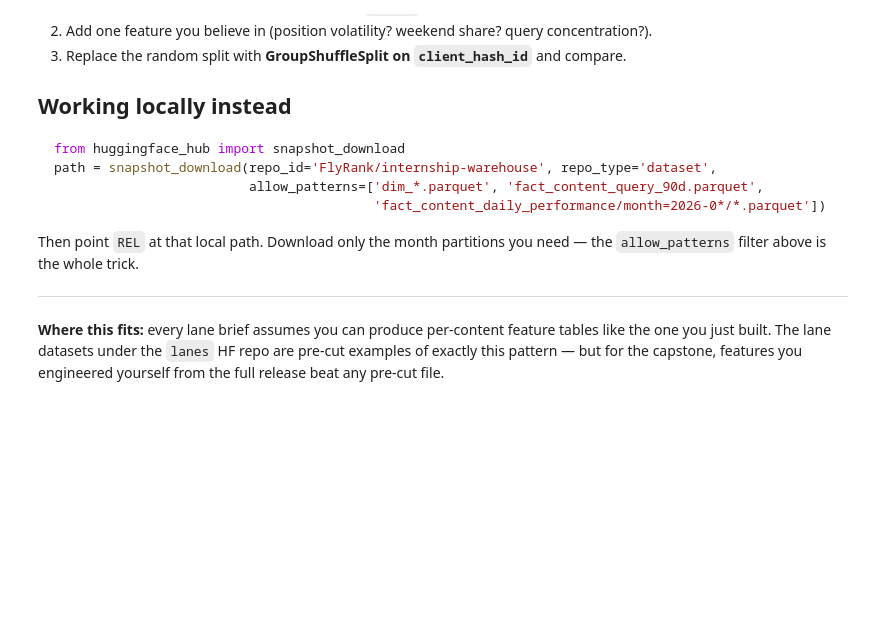
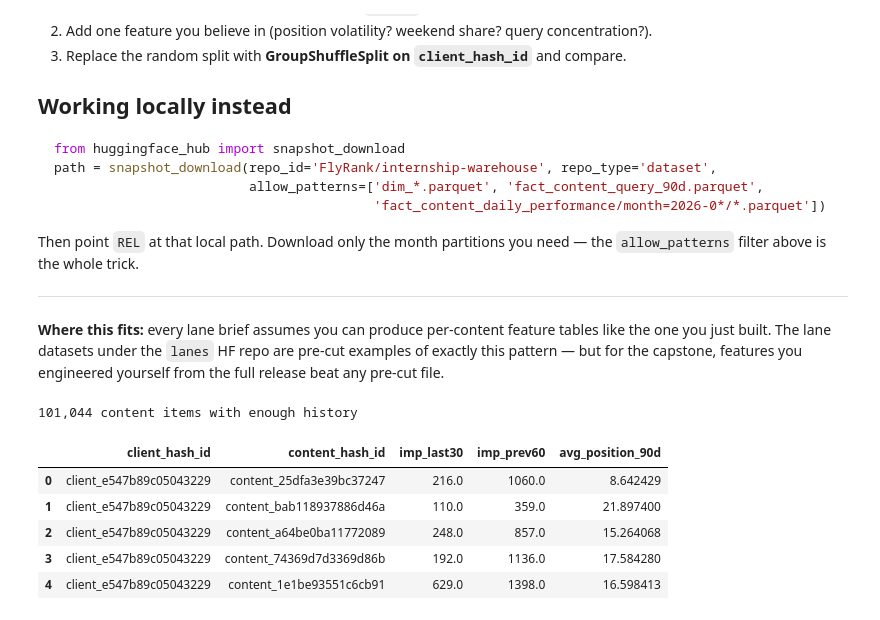
Before and after one commit to vaishnavikabbe/AIML, a Jupyter notebook: notebooks/03_working_with_the_full_release.ipynb, the cells around one changed output. Drawn from its saved outputs; the diff is of its cells as text; code cells hidden in the pictures; blank space fills up the shorter version.

```diff
--- a/notebooks/03_working_with_the_full_release.ipynb
+++ b/notebooks/03_working_with_the_full_release.ipynb
@@ -181,3 +686,61 @@ Then point `REL` at that local path. Download only the month partitions you need
 the one you just built. The lane datasets under the `lanes` HF repo are pre-cut examples of
 exactly this pattern — but for the capstone, features you engineered yourself from the full
 release beat any pre-cut file.
+# %%
+features_90d = con.sql(f"""
+    WITH bounds AS (
+        SELECT MAX(report_date) AS end_d
+        FROM {TABLES['fact_daily']}
+    ),
+    windowed AS (
+        SELECT
+            f.client_hash_id,
+            f.content_hash_id,
+
+            SUM(
+                CASE
+                    WHEN f.report_date > b.end_d - INTERVAL 30 DAY
+                    THEN f.gsc_impressions
+                    ELSE 0
+                END
+            ) AS imp_last30,
+
+            SUM(
+                CASE
+                    WHEN f.report_date > b.end_d - INTERVAL 90 DAY
+                     AND f.report_date <= b.end_d - INTERVAL 30 DAY
+                    THEN f.gsc_impressions
+                    ELSE 0
+                END
+            ) AS imp_prev60,
+
+            AVG(
+                CASE
+                    WHEN f.report_date > b.end_d - INTERVAL 90 DAY
+                    THEN f.gsc_avg_position
+                END
+            ) AS avg_position_90d
+
+        FROM {TABLES['fact_daily']} f, bounds b
+
+        WHERE f.report_date > b.end_d - INTERVAL 90 DAY
+
+        GROUP BY 1, 2
+
+        HAVING imp_prev60 >= 300
+    )
+
+    SELECT *
+    FROM windowed
+""").df()
+
+print(f"{len(features_90d):,} content items with enough history")
+features_90d.head()
+# %% [output]
+101,044 content items with enough history
+|  | client_hash_id | content_hash_id | imp_last30 | imp_prev60 | avg_position_90d |
+| 0 | client_e547b89c05043229 | content_25dfa3e39bc37247 | 216.0 | 1060.0 | 8.642429 |
+| 1 | client_e547b89c05043229 | content_bab118937886d46a | 110.0 | 359.0 | 21.897400 |
+| 2 | client_e547b89c05043229 | content_a64be0ba11772089 | 248.0 | 857.0 | 15.264068 |
+| 3 | client_e547b89c05043229 | content_74369d7d3369d86b | 192.0 | 1136.0 | 17.584280 |
+| 4 | client_e547b89c05043229 | content_1e1be93551c6cb91 | 629.0 | 1398.0 | 16.598413 |
```
Also changed, not shown: parts of 51 cells of this notebook.
